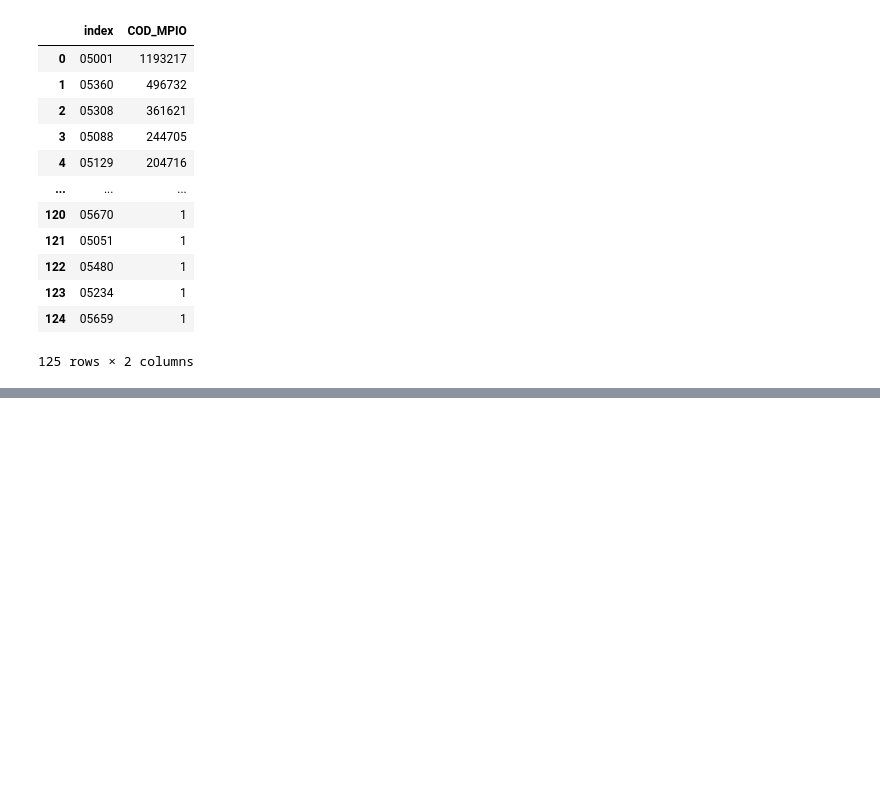
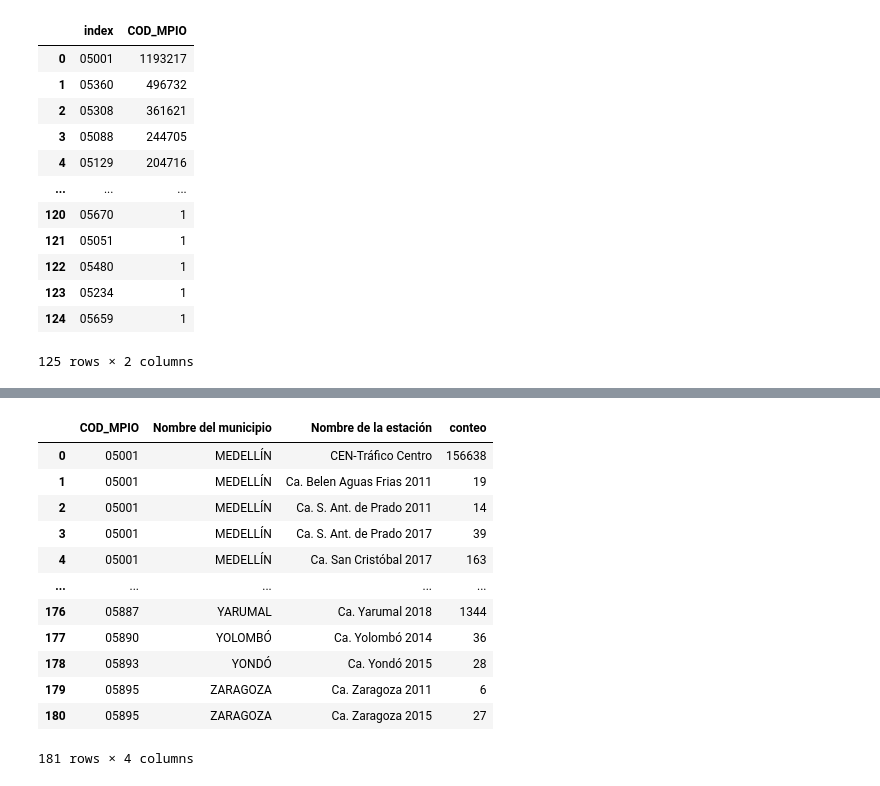
Before and after one commit to stijopa/Tesis, a Jupyter notebook: EDA_Tesis.ipynb, the cells around one changed output, grey strips where cells are left out. Drawn from its saved outputs; the diff is of its cells as text; code cells hidden in the pictures; blank space fills up the shorter version.

```diff
--- a/EDA_Tesis.ipynb
+++ b/EDA_Tesis.ipynb
@@ -426,3 +509,20 @@ conteo
+# %%
+conteo_sensores = datos_relacionados.groupby(['COD_MPIO', 'Nombre del municipio', 'Nombre de la estación']).size().reset_index(name='conteo')
+conteo_sensores
+# %% [output]
+|  | COD_MPIO | Nombre del municipio | Nombre de la estación | conteo |
+| 0 | 05001 | MEDELLÍN | CEN-Tráfico Centro | 156638 |
+| 1 | 05001 | MEDELLÍN | Ca. Belen Aguas Frias 2011 | 19 |
+| 2 | 05001 | MEDELLÍN | Ca. S. Ant. de Prado 2011 | 14 |
+| 3 | 05001 | MEDELLÍN | Ca. S. Ant. de Prado 2017 | 39 |
+| 4 | 05001 | MEDELLÍN | Ca. San Cristóbal 2017 | 163 |
+| ... | ... | ... | ... | ... |
+| 176 | 05887 | YARUMAL | Ca. Yarumal 2018 | 1344 |
+| 177 | 05890 | YOLOMBÓ | Ca. Yolombó 2014 | 36 |
+| 178 | 05893 | YONDÓ | Ca. Yondó 2015 | 28 |
+| 179 | 05895 | ZARAGOZA | Ca. Zaragoza 2011 | 6 |
+| 180 | 05895 | ZARAGOZA | Ca. Zaragoza 2015 | 27 |
+181 rows × 4 columns
 # %%
 # # # import geopandas as gpd
 # # # import pandas as pd
```
Also changed, not shown: parts of 11 cells of this notebook.
